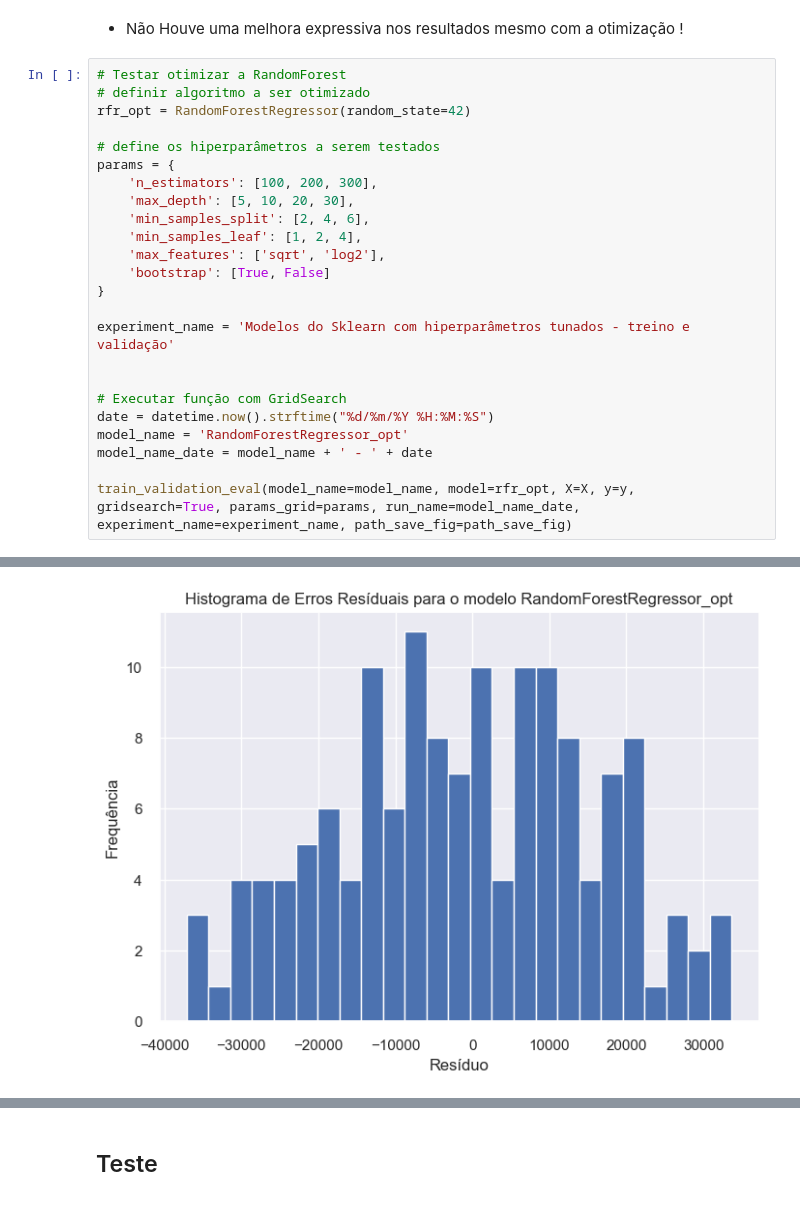
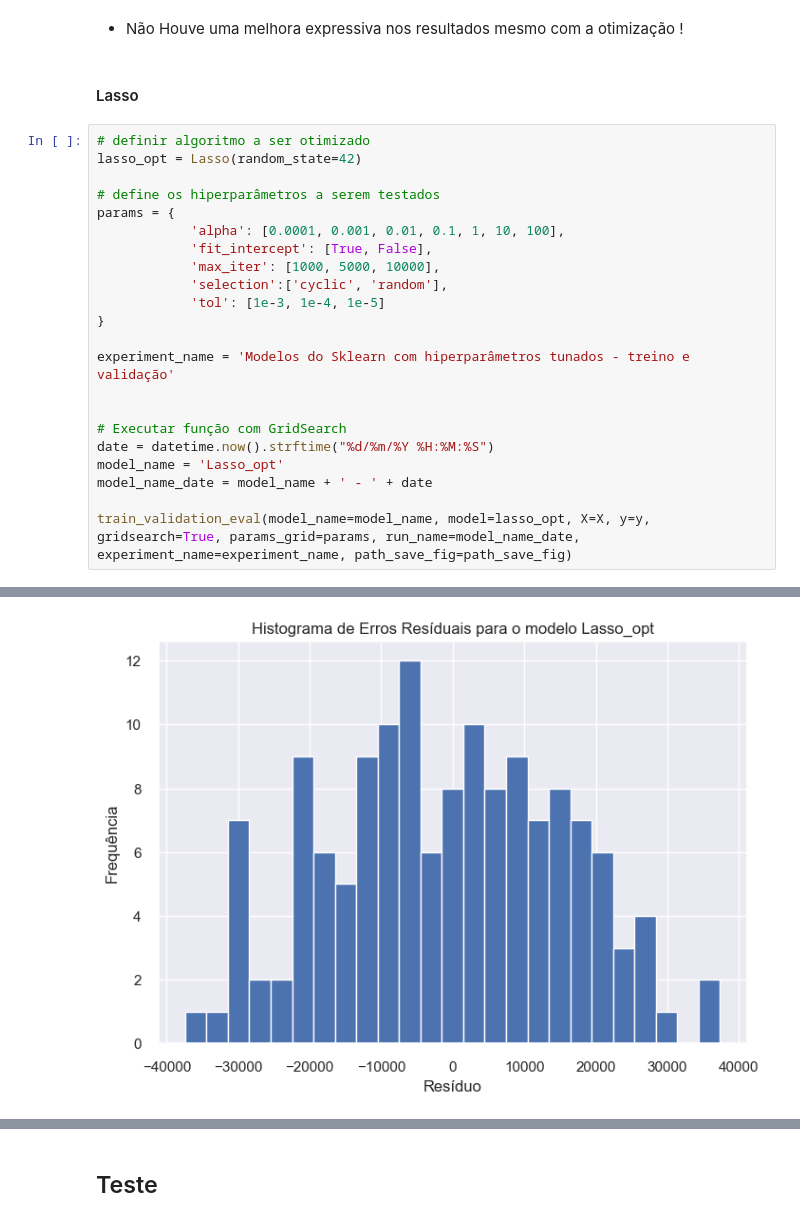
Before and after one commit to Eric-Oliveira-ds/Supermarket-store-sales-prediction, a Jupyter notebook: notebooks/Supermarket Store Sales Prediction.ipynb, the cells around one changed output, grey strips where cells are left out. Drawn from its saved outputs; the diff is of its cells as text.

```diff
--- a/notebooks/Supermarket Store Sales Prediction.ipynb
+++ b/notebooks/Supermarket Store Sales Prediction.ipynb
@@ -702,18 +706,18 @@ Wall time: 4.55 s
 # %% [markdown]
 - Não Houve uma melhora expressiva nos resultados mesmo com a otimização !
+# %% [markdown]
+#### Lasso
 # %%
-# Testar otimizar a RandomForest
 # definir algoritmo a ser otimizado
-rfr_opt = RandomForestRegressor(random_state=42)
+lasso_opt = Lasso(random_state=42)
 
 # define os hiperparâmetros a serem testados
 params = {
-    'n_estimators': [100, 200, 300],
-    'max_depth': [5, 10, 20, 30],
-    'min_samples_split': [2, 4, 6],
-    'min_samples_leaf': [1, 2, 4],
-    'max_features': ['sqrt', 'log2'],
-    'bootstrap': [True, False]
+            'alpha': [0.0001, 0.001, 0.01, 0.1, 1, 10, 100],
+            'fit_intercept': [True, False],
+            'max_iter': [1000, 5000, 10000],
+            'selection':['cyclic', 'random'],
+            'tol': [1e-3, 1e-4, 1e-5]
 }
 
 experiment_name = 'Modelos do Sklearn com hiperparâmetros tunados - treino e validação'
@@ -721,8 +725,8 @@ experiment_name = 'Modelos do Sklearn com hiperparâmetros tunados - treino e va
 
 # Executar função com GridSearch
 date = datetime.now().strftime("%d/%m/%Y %H:%M:%S")
-model_name = 'RandomForestRegressor_opt'
+model_name = 'Lasso_opt'
 model_name_date = model_name + ' - ' + date
 
-train_validation_eval(model_name=model_name, model=rfr_opt, X=X, y=y, gridsearch=True, params_grid=params, run_name=model_name_date, experiment_name=experiment_name, path_save_fig=path_save_fig)
+train_validation_eval(model_name=model_name, model=lasso_opt, X=X, y=y, gridsearch=True, params_grid=params, run_name=model_name_date, experiment_name=experiment_name, path_save_fig=path_save_fig)
 # %% [output]
@@ -747 +751 @@ train_validation_eval(model_name=model_name, model=rfr_opt, X=X, y=y, gridsearch
-[figure, old version]
+[figure, new version]
```
Also changed, not shown: parts of 31 cells of this notebook.
